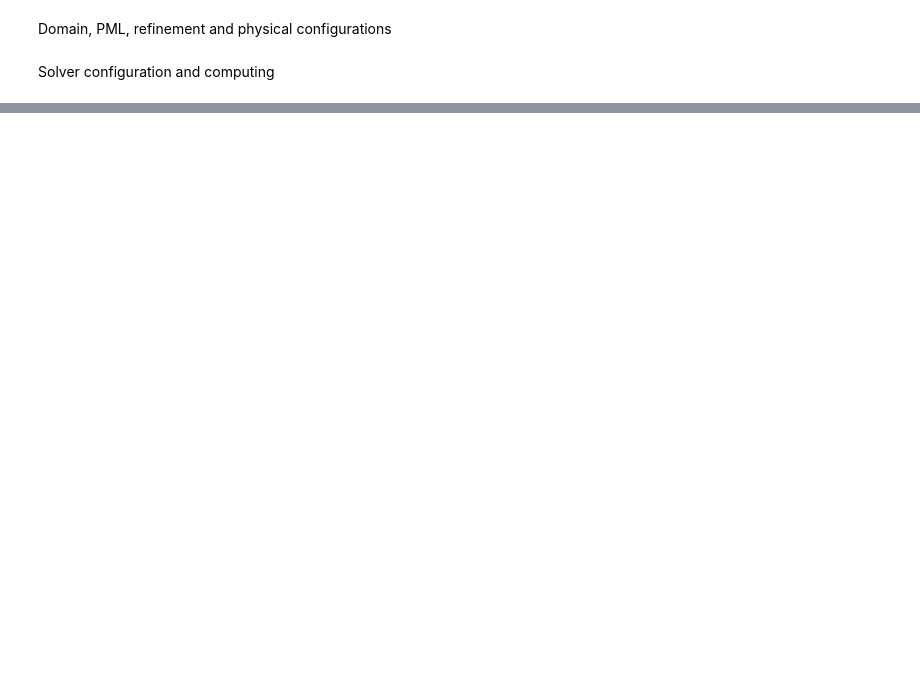
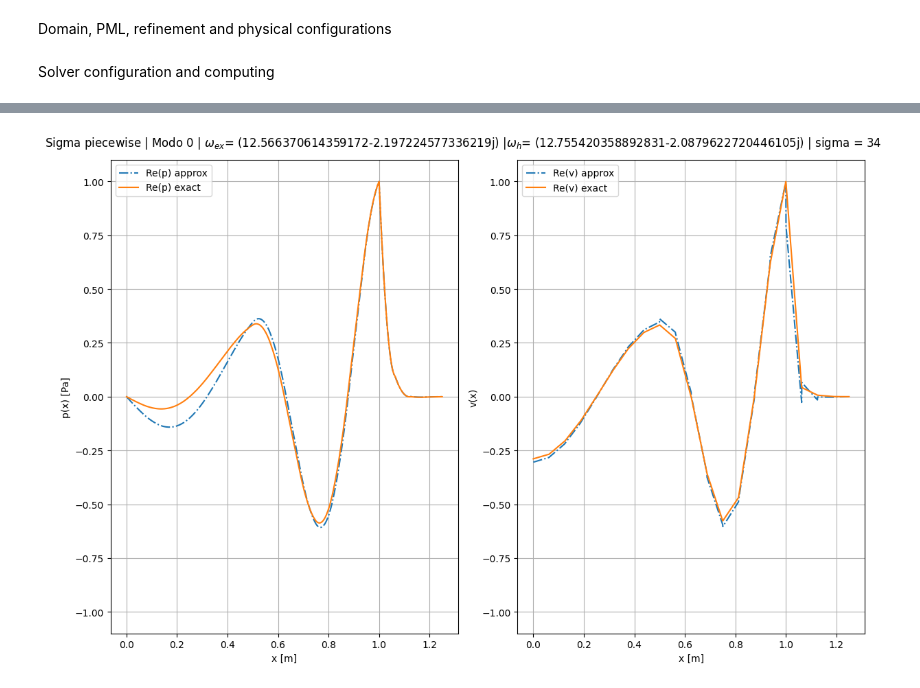
Before and after one commit to sararecondo/HPR-1D, a Jupyter notebook: rel_error_eign+eigv/two target/1D-Optimization-single-mesh.ipynb, the cells around one changed output, grey strips where cells are left out. Saved outputs shown, nothing was run; the diff lists cells and outputs as text; code cells hidden in the pictures; blank space fills up the shorter version.

```diff
--- a/rel_error_eign+eigv/two target/1D-Optimization-single-mesh.ipynb
+++ b/rel_error_eign+eigv/two target/1D-Optimization-single-mesh.ipynb
@@ -526,20 +540,18 @@ def plot_mode_sigma(eig, sigma_i, k, bb):
 
     val_Lx = eval_point_fast(p_approx, bb, Lx, mesh)
     p_approx.x.array[:] /= val_Lx
+    yy = [eval_point_fast(p_approx, bb, x, mesh) for x in xx]
+    ax.plot(xx, np.real(yy), label="Re(p) approx", linestyle="-.")
 
     val_Lx = eval_point_fast(p_exact, bb, Lx, mesh)
     p_exact.x.array[:] /= val_Lx
-
-    yy = [eval_point_fast(p_approx, bb, x, mesh) for x in xx]
-    ax.plot(xx, np.real(yy), label="Re(p) approx", linestyle="-.")
-
     yy = [eval_point_fast(p_exact, bb, x, mesh) for x in xx]
     ax.plot(xx, np.real(yy), label="Re(p) exact", linestyle="-")
 
     ax.set_xlabel("x [m]")
     ax.set_ylabel("p(x) [Pa]")
     ax.grid(True)
-    ax.set_ylim([-1,1])
+    ax.set_ylim([-1.1,1.1])
     # ax.set_xlim([1,Lx+pml_thickness])
     ax.legend()
 
@@ -548,25 +560,23 @@ def plot_mode_sigma(eig, sigma_i, k, bb):
 
     val_Lx = eval_point_fast(v_approx, bb, Lx, mesh)
     v_approx.x.array[:] /= val_Lx
+    yy = [eval_point_fast(v_approx, bb, x, mesh) for x in xx]
+    ax.plot(xx, np.real(yy), label="Re(v) approx", linestyle="-.")
 
     val_Lx = eval_point_fast(v_exact, bb, Lx, mesh)
     v_exact.x.array[:] /= val_Lx
-
-    yy = [eval_point_fast(v_approx, bb, x, mesh) for x in xx]
-    ax.plot(xx, np.real(yy), label="Re(v) approx", linestyle="-.")
-
     yy = [eval_point_fast(v_exact, bb, x, mesh) for x in xx]
     ax.plot(xx, np.real(yy), label="Re(v) exact", linestyle="-")
 
     ax.set_xlabel("x [m]")
     ax.set_ylabel("v(x)")
     ax.grid(True)
-    ax.set_ylim([-1,1])
+    ax.set_ylim([-1.1, 1.1])
     # ax.set_xlim([1,Lx+pml_thickness])
     ax.legend()
 
 
-    fig.suptitle(f"Sigma {pml_type} | Modo {eig} | $\omega_{{ex}}$= {eig_exact} |$\omega_h$= {eig_approx} | sigma = {sigma_i}")
+    fig.suptitle(f"Sigma {pml_profile} | Modo {eig} | $\omega_{{ex}}$= {eig_exact} |$\omega_h$= {eig_approx} | sigma = {sigma_i}")
     plt.tight_layout()
     plt.show()
 # %%
@@ -614,6 +626,8 @@ plt.show()
 # %%
-k=5
-plot_mode_sigma(eig=0, sigma_i=sigma, k=k, bb=bb)
+k=0
+plot_mode_sigma(eig=0, sigma_i=34,k=k, bb=bb)
+# %% [output]
+[figure, added]
 # %%
 data = results_sigma[sigma][eigenvalue]
 
```
Also changed, not shown: parts of 12 cells of this notebook, 1 other file.
